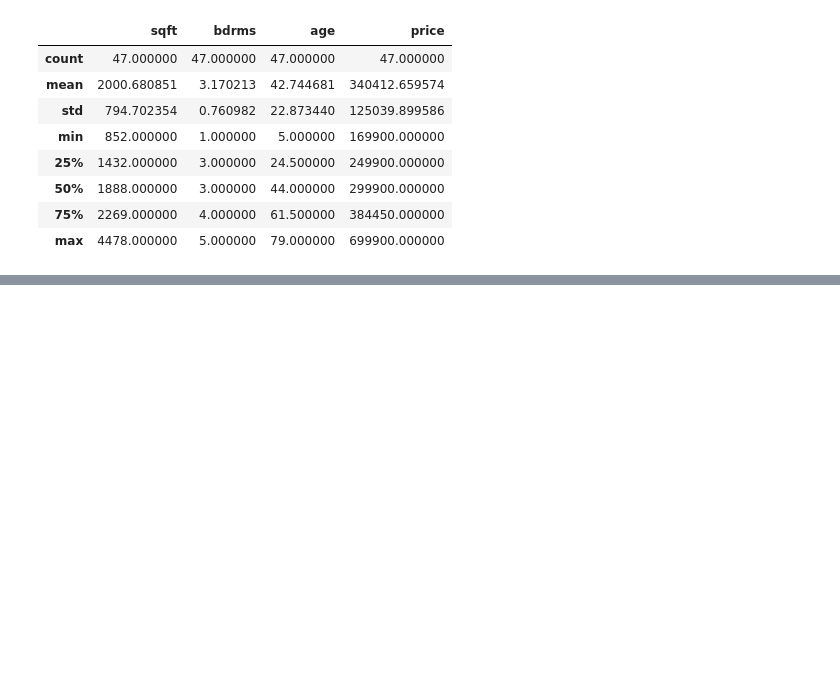
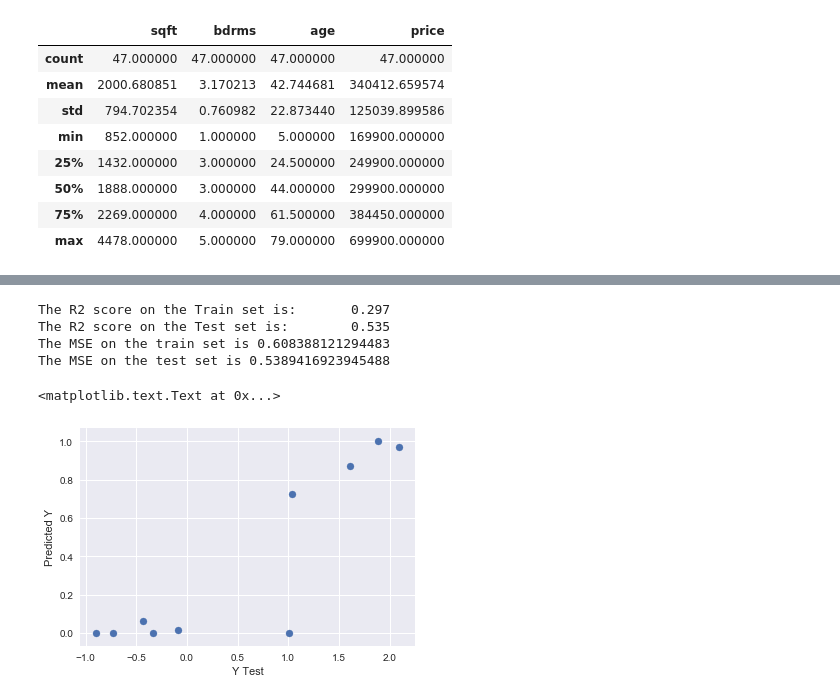
Before and after one commit to jgoodie/zero_to_deep_learning_udemy, a Jupyter notebook: course/MachineLearningExercises.ipynb, the cells around one changed output, grey strips where cells are left out. Saved outputs shown, nothing was run; the diff lists cells and outputs as text; code cells hidden in the pictures; blank space fills up the shorter version.

```diff
--- a/course/MachineLearningExercises.ipynb
+++ b/course/MachineLearningExercises.ipynb
@@ -79,0 +202,13 @@ ax[0].plot()
+# %%
+def build_logistic_regression_model(input_shape, output_shape):
+    model = Sequential()
+    model.add(Dense(output_shape, input_shape=(input_shape,), activation='sigmoid'))
+    model.compile(Adam(lr=0.1), 'mean_squared_error')
+    return(model)
+# %%
+X = df[['sqft_ss', 'bdrms','age_ss']].values
+y = df['price_ss'].values
+X_train, X_test, y_train, y_test = train_test_split(X, y, test_size=0.2, random_state=42)
+# %%
+lrmodel = build_logistic_regression_model(3,1)
+lrmodel.fit(X, y, epochs=100, verbose=1)
@@ -79,0 +234,19 @@ ax[0].plot()
+# %%
+y_train_pred = lrmodel.predict(X_train)
+y_test_pred = lrmodel.predict(X_test)
+print("The R2 score on the Train set is:\t{:0.3f}".format(r2_score(y_train, y_train_pred)))
+print("The R2 score on the Test set is:\t{:0.3f}".format(r2_score(y_test, y_test_pred)))
+print("The MSE on the train set is {}".format(mse(y_train, y_train_pred)))
+print("The MSE on the test set is {}".format(mse(y_test, y_test_pred)))
+# %% [output]
+The R2 score on the Train set is:       0.297
+The R2 score on the Test set is:        0.535
+The MSE on the train set is 0.608388121294483
+The MSE on the test set is 0.5389416923945488
+# %%
+plt.scatter(y_test,y_test_pred)
+plt.xlabel('Y Test')
+plt.ylabel('Predicted Y')
+# %% [output]
+<matplotlib.text.Text at 0x...>
+[figure, added]
```
Also changed, not shown: parts of 109 cells of this notebook, 3 other files.
